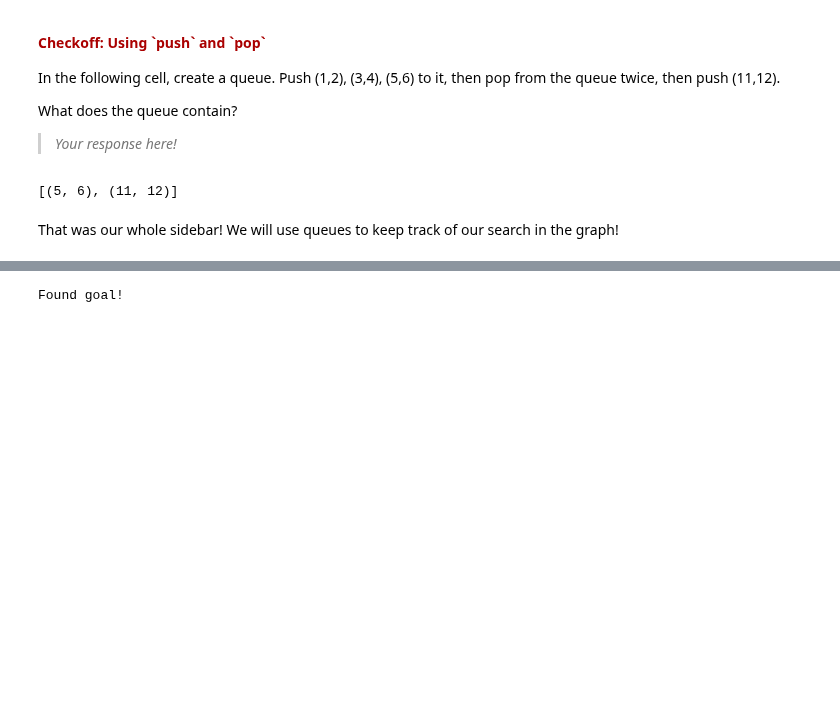
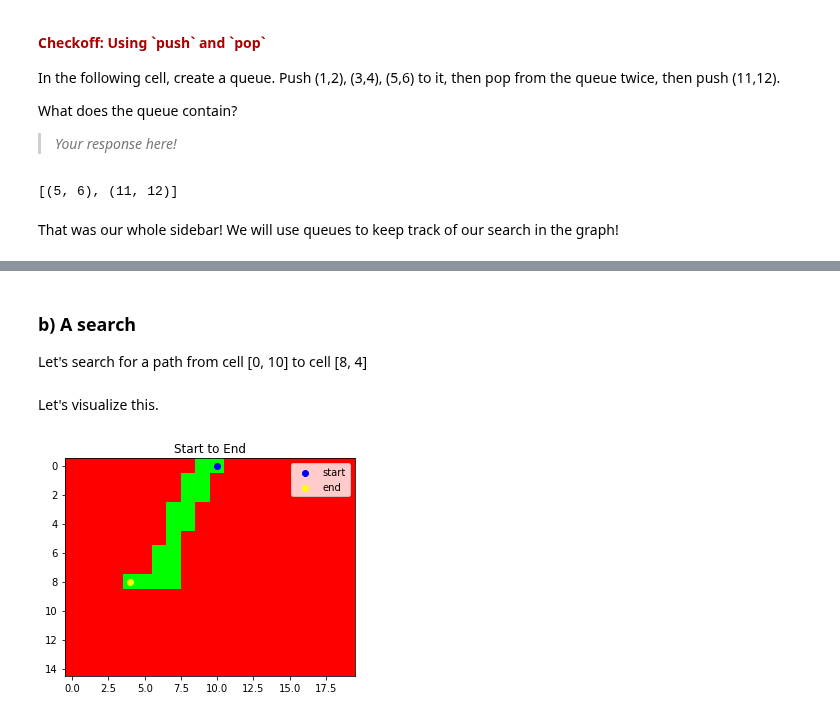
Before and after one commit to brentyi/ai4all_robotics_2020, a Jupyter notebook: graphs/Graphs 1.ipynb, the cells around one changed output, grey strips where cells are left out. Cells and saved outputs as stored; diff of their text form; code cells hidden in the pictures; blank space fills up the shorter version.

```diff
--- a/graphs/Graphs 1.ipynb
+++ b/graphs/Graphs 1.ipynb
@@ -453,11 +465,14 @@ def uniform_cost_search(A, start, goal):
     return costs
+# %% [markdown]
+### b) A search
+
+Let's search for a path from cell [0, 10] to cell [8, 4]
 # %%
-stanford_start = vertex_of_cell(stanford_map, 0, 10)
-stanford_end = vertex_of_cell(stanford_map, 8, 4)
-stanford_costs = uniform_cost_search(
-    stanford_adjacency,
-    stanford_start,
-    stanford_end,
-)
+stanford_start = [0, 10]
+stanford_end = [8, 4]
-# %% [output]
-Found goal!
+# %% [markdown]
+Let's visualize this.
+# %%
+visualize_map("Start to End", stanford_map, start=stanford_start, end=stanford_end)
+# %% [output]
+[figure, added]
```
Also changed, not shown: parts of 32 cells of this notebook, 1 other file.
